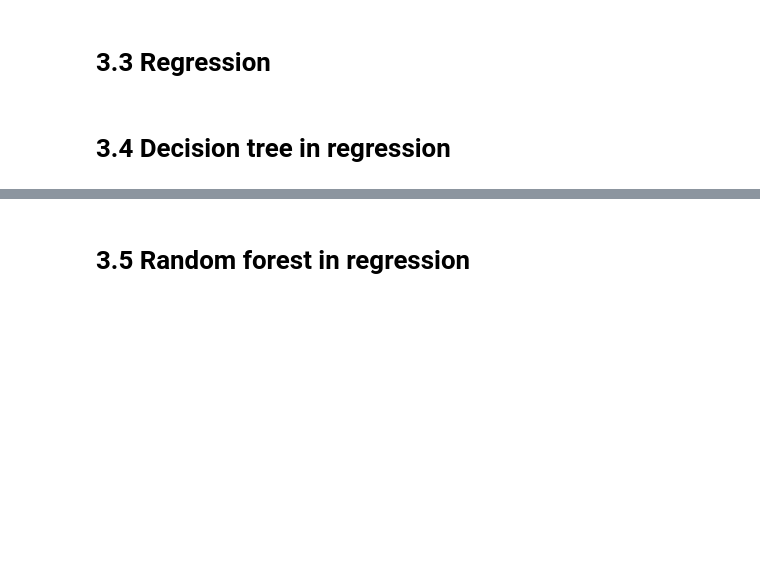
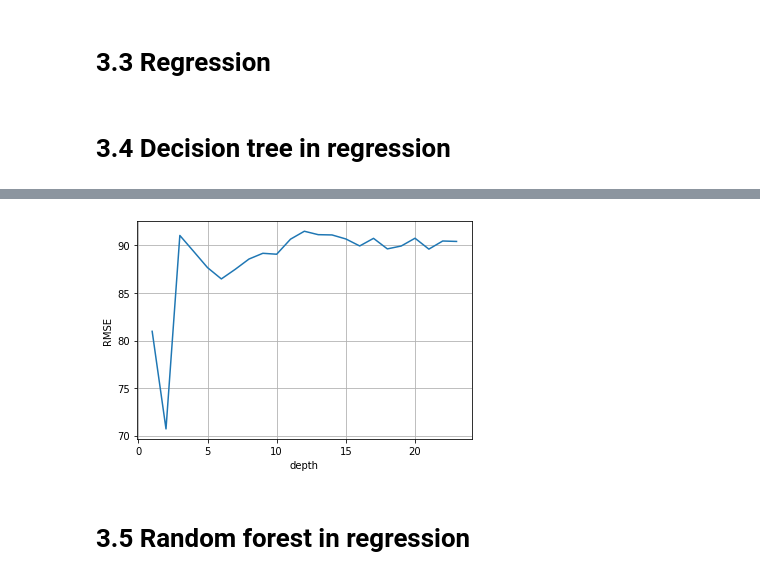
Before and after one commit to dimasport/Riga-real-estate-prices-Oct-2023, a Jupyter notebook: modeling_11102023.ipynb, the cells around one changed output, grey strips where cells are left out. Drawn from its saved outputs; the diff is of its cells as text; code cells hidden in the pictures; blank space fills up the shorter version.

```diff
--- a/modeling_11102023.ipynb
+++ b/modeling_11102023.ipynb
@@ -484,17 +484,29 @@ target_valid=df_valid['price']
 # %%
 from sklearn.tree import DecisionTreeRegressor
 # %%
+RMSE_array = []
 best_model = None
 best_result = 9999999999999999999999
+
 for depth in range(1, 24):
     model = DecisionTreeRegressor(random_state=11111, max_depth=depth)
     model.fit(features_train, target_train)
+
     predictions_valid = model.predict(features_valid)
+    result = mean_squared_error(target_valid, predictions_valid)**0.5
 
-    result = mean_squared_error(target_valid, predictions_valid)**0.5
     if result < best_result:
+        best_result = result
         best_model = model
-        best_result = result/1000
+
+    print('max_depth =', depth,': ', end='')
+    print(result)
+
+    RMSE_array.append([depth, result])
+
+df_ac = pd.DataFrame(RMSE_array, columns=['depth', 'RMSE'])
+print('')
+print('best result :', best_result)
 
 print("RMSE best model on the validation set:", best_result)
 # %% [output]
@@ -502,3 +530,9 @@ RMSE best model on the validation set: 80.9681400288584
+# %%
+df_ac['RMSE']=df_ac['RMSE']/1000
+plt = sns.lineplot(data=df_ac, x="depth", y="RMSE")
+plt.grid()
+# %% [output]
+[figure, added]
 # %% [markdown]
 # 3.5 Random forest in regression
 # %%
```
Also changed, not shown: parts of 1 cell of this notebook.
